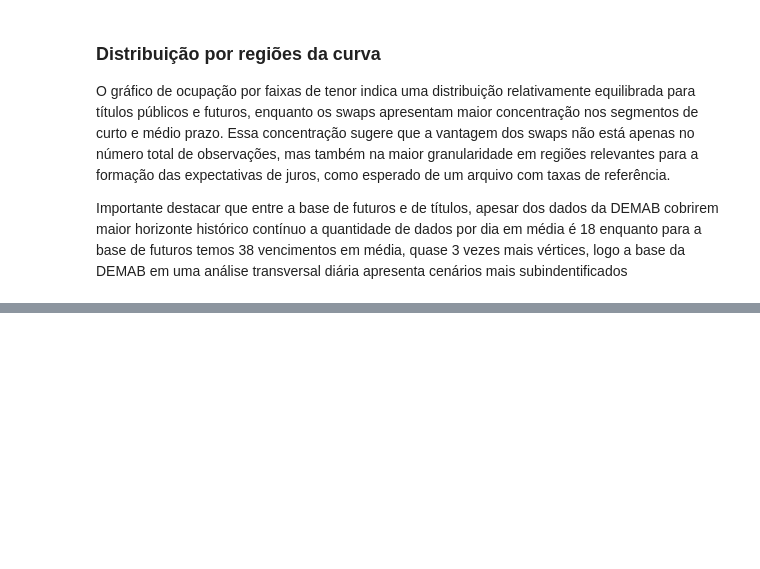
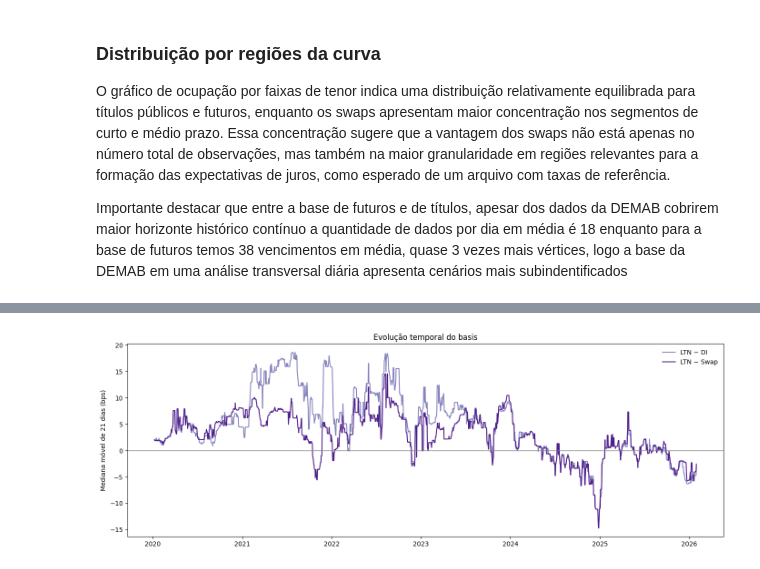
Before and after one commit to JuanRocha01/ML-ETTJ26, a Jupyter notebook: study/curve factory/data_quality.ipynb, the cells around one changed output, grey strips where cells are left out. Cells and saved outputs as stored; diff of their text form; code cells hidden in the pictures; blank space fills up the shorter version.

```diff
--- a/study/curve factory/data_quality.ipynb
+++ b/study/curve factory/data_quality.ipynb
@@ -383,0 +1040,32 @@ Importante destacar que entre a base de futuros e de títulos, apesar dos dados
+# %%
+fig, ax = plt.subplots(figsize=(14, 5))
+
+for nome, df, cor in [
+    ("LTN − DI", df_merged_ltn_fwd, plt.cm.Purples(0.60)),
+    ("LTN − Swap", df_merged_ltn_swap, plt.cm.Purples(0.90)),
+]:
+    spread_diario = (
+        df.groupby("date")["spread_bps"]
+        .median()
+        .sort_index()
+    )
+
+    media_21d = spread_diario.rolling(
+        21,
+        min_periods=5,
+    ).median()
+
+    ax.plot(
+        media_21d.index,
+        media_21d,
+        label=nome,
+        color=cor,
+    )
+
+ax.axhline(0, color="gray", linewidth=1)
+ax.set_ylabel("Mediana móvel de 21 dias (bps)")
+ax.set_title("Evolução temporal do basis")
+ax.legend(frameon=False)
+plt.tight_layout()
+# %% [output]
+[figure, added]
```
Also changed, not shown: parts of 45 cells of this notebook, 3 other files.
